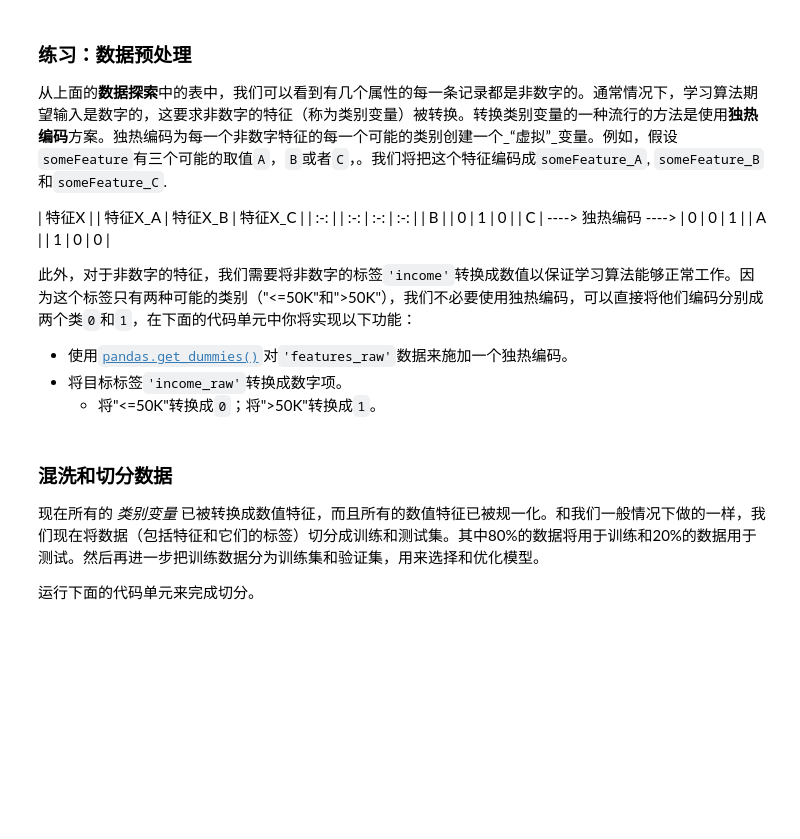
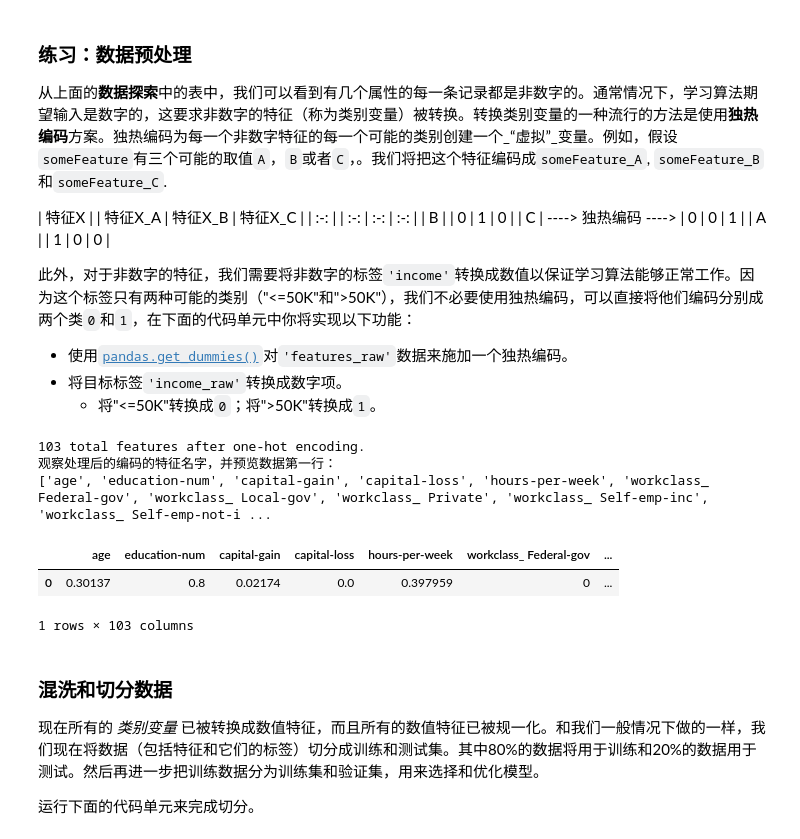
Before and after one commit to 1234565432/mlnd_supervised_learning, a Jupyter notebook: finding_donors.ipynb, the cells around one changed output. Saved outputs shown, nothing was run; the diff lists cells and outputs as text; code cells hidden in the pictures; blank space fills up the shorter version.

```diff
--- a/finding_donors.ipynb
+++ b/finding_donors.ipynb
@@ -137,17 +146,26 @@ display(features_raw.head(n = 1))
    - 将"<=50K"转换成`0`；将">50K"转换成`1`。
 # %%
 # TODO：使用pandas.get_dummies()对'features_raw'数据进行独热编码
-features = None
+features = pd.get_dummies(features_raw)
 
 # TODO：将'income_raw'编码成数字值
-income = None
+income = income_raw.apply(lambda x: 0 if x=='<=50K' else 1)
 
 # 打印经过独热编码之后的特征数量
 encoded = list(features.columns)
 print "{} total features after one-hot encoding.".format(len(encoded))
 
 # 移除下面一行的注释以观察编码的特征名字
-#print encoded
+print "观察处理后的编码的特征名字，并预览数据第一行："
+print encoded
+display(features.head(n=1))
+# %% [output]
+103 total features after one-hot encoding.
+观察处理后的编码的特征名字，并预览数据第一行：
+['age', 'education-num', 'capital-gain', 'capital-loss', 'hours-per-week', 'workclass_ Federal-gov', 'workclass_ Local-gov', 'workclass_ Private', 'workclass_ Self-emp-inc', 'workclass_ Self-emp-not-i ...
+|  | age | education-num | capital-gain | capital-loss | hours-per-week | workclass_ Federal-gov | ... |
+| 0 | 0.30137 | 0.8 | 0.02174 | 0.0 | 0.397959 | 0 | ... |
+1 rows × 103 columns
 # %% [markdown]
 ### 混洗和切分数据
 现在所有的 _类别变量_ 已被转换成数值特征，而且所有的数值特征已被规一化。和我们一般情况下做的一样，我们现在将数据（包括特征和它们的标签）切分成训练和测试集。其中80%的数据将用于训练和20%的数据用于测试。然后再进一步把训练数据分为训练集和验证集，用来选择和优化模型。
```
Also changed, not shown: parts of 6 cells of this notebook, 1 other file.
